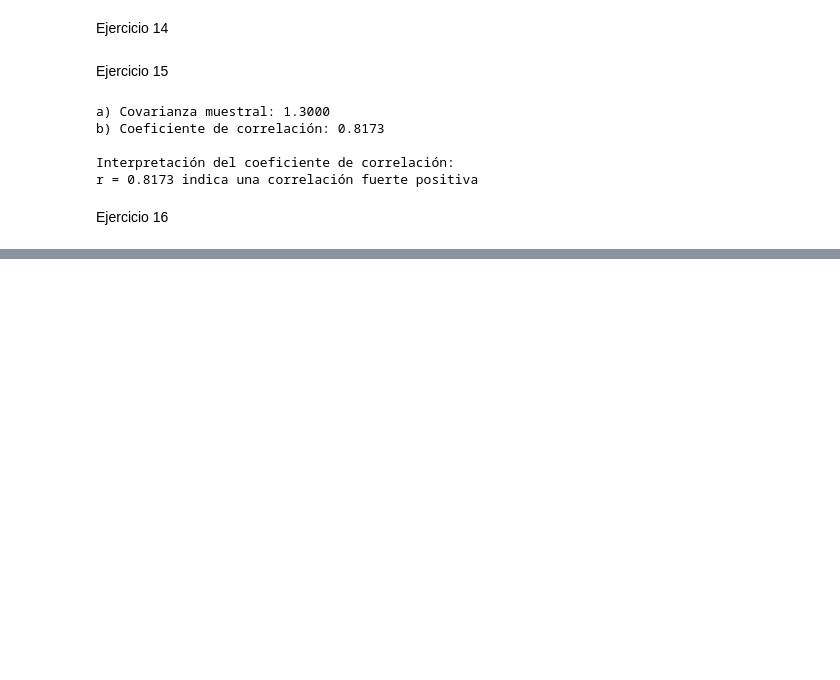
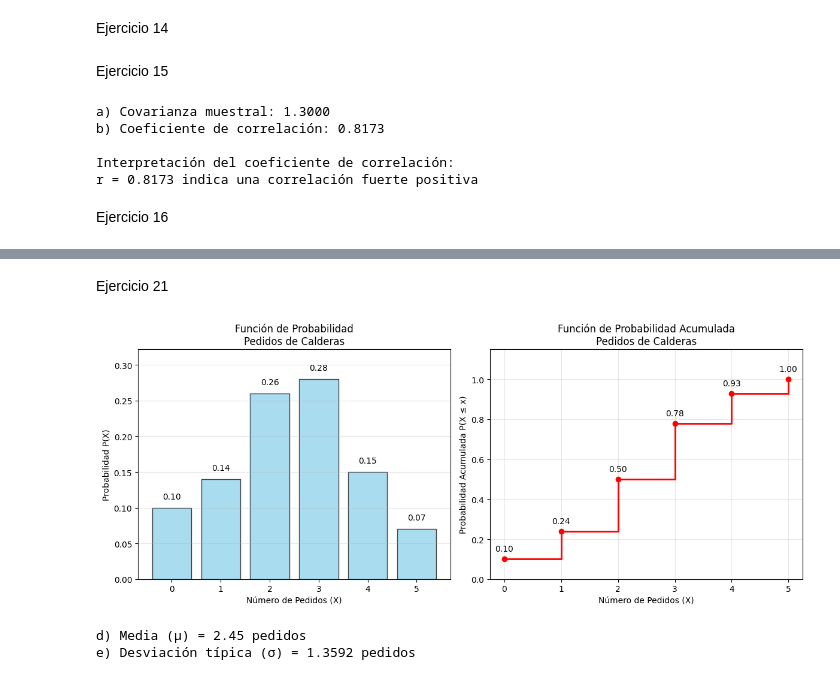
Before and after one commit to alfosobral/Entregable1BarberousseSobral, a Jupyter notebook: Analisis de Datos - Practico2/Practico3BarberousseSobral.ipynb, the cells around one changed output, grey strips where cells are left out. Cells and saved outputs as stored; diff of their text form; code cells hidden in the pictures; blank space fills up the shorter version.

Commit message:
Mas ejercicios

```diff
--- a/Analisis de Datos - Practico2/Practico3BarberousseSobral.ipynb
+++ b/Analisis de Datos - Practico2/Practico3BarberousseSobral.ipynb
@@ -278,0 +314,67 @@ print(cov_XY, coef_corr)
+# %% [markdown]
+Ejercicio 21
+# %%
+import numpy as np
+import pandas as pd
+import matplotlib.pyplot as plt
+
+pedidos = [0, 1, 2, 3, 4, 5]
+probabilidades = [0.10, 0.14, 0.26, 0.28, 0.15, 0.07]
+
+suma_prob = sum(probabilidades)
+plt.figure(figsize=(12, 5))
+plt.subplot(1, 2, 1)
+plt.bar(pedidos, probabilidades, color='skyblue', edgecolor='black', alpha=0.7)
+plt.xlabel('Número de Pedidos (X)')
+plt.ylabel('Probabilidad P(X)')
+plt.title('Función de Probabilidad\nPedidos de Calderas')
+plt.grid(axis='y', alpha=0.3)
+plt.xticks(pedidos)
+plt.ylim(0, max(probabilidades) * 1.15)
+
+for i, prob in enumerate(probabilidades):
+    plt.text(i, prob + 0.01, f'{prob:.2f}', ha='center', va='bottom')
+
+prob_acumuladas = []
+acumulada = 0
+for prob in probabilidades:
+    acumulada += prob
+    prob_acumuladas.append(acumulada)
+
+plt.subplot(1, 2, 2)
+plt.step(pedidos, prob_acumuladas, where='post', color='red', linewidth=2, marker='o')
+plt.xlabel('Número de Pedidos (X)')
+plt.ylabel('Probabilidad Acumulada P(X ≤ x)')
+plt.title('Función de Probabilidad Acumulada\nPedidos de Calderas')
+plt.grid(True, alpha=0.3)
+plt.xticks(pedidos)
+plt.ylim(0, 1.15)
+
+for i, prob_acum in enumerate(prob_acumuladas):
+    plt.text(i, prob_acum + 0.03, f'{prob_acum:.2f}', ha='center', va='bottom')
+
+plt.tight_layout()
+plt.show()
+
+suma_x_prob = 0
+for i in range(len(pedidos)):
+    x_prob = pedidos[i] * probabilidades[i]
+    suma_x_prob += x_prob
+
+media_pedidos = suma_x_prob
+
+suma_varianza = 0
+for i in range(len(pedidos)):
+    diferencia_cuadrada = (pedidos[i] - media_pedidos) ** 2
+    var_componente = diferencia_cuadrada * probabilidades[i]
+    suma_varianza += var_componente
+
+varianza_pedidos = suma_varianza
+desviacion_tipica_pedidos = np.sqrt(varianza_pedidos)
+
+print(f"d) Media (μ) = {media_pedidos:.2f} pedidos")
+print(f"e) Desviación típica (σ) = {desviacion_tipica_pedidos:.4f} pedidos")
+# %% [output]
+[figure, added]
+d) Media (μ) = 2.45 pedidos
+e) Desviación típica (σ) = 1.3592 pedidos
```
Also changed, not shown: parts of 3 cells of this notebook, 1 other file.
